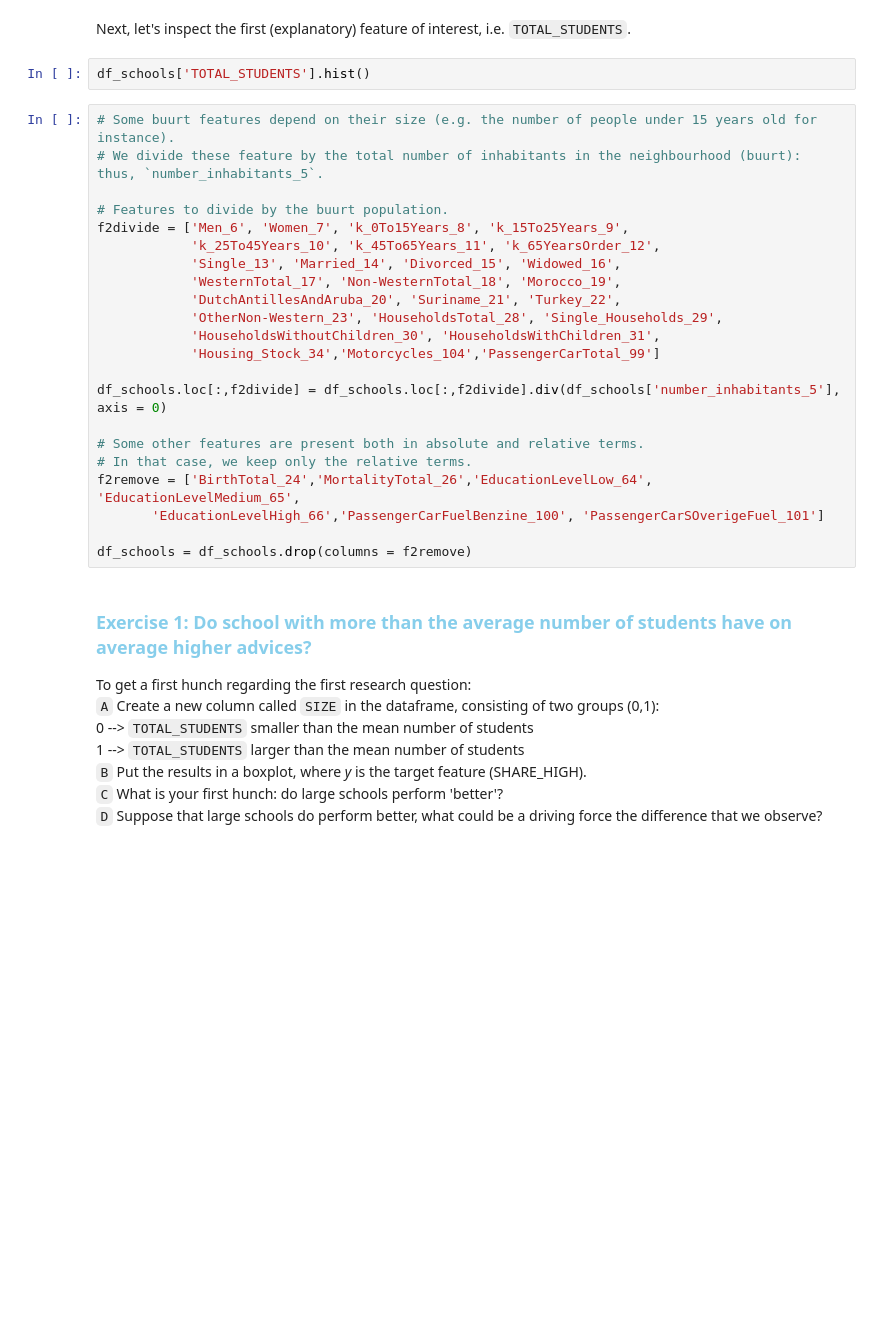
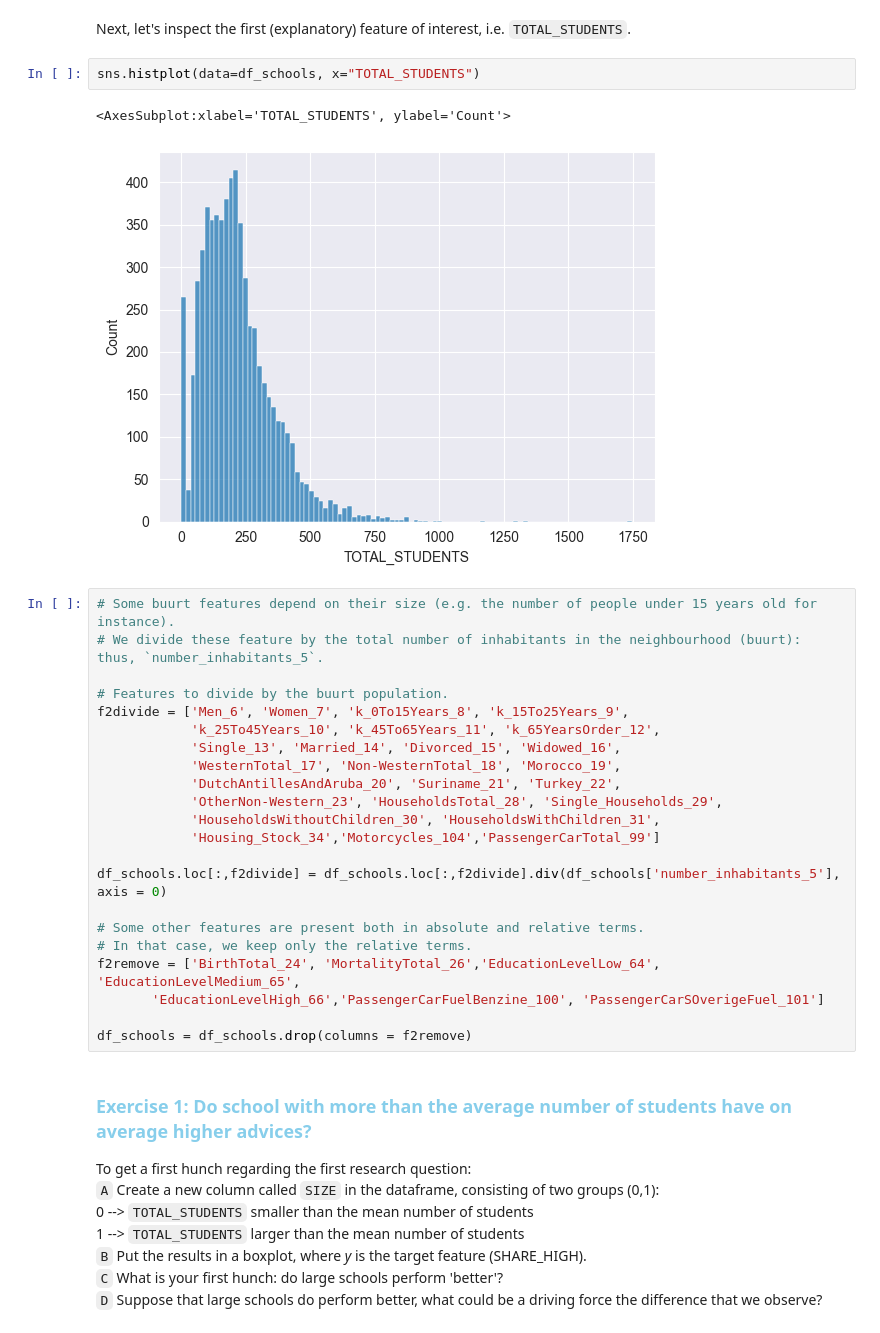
Before and after one commit to hjdeheer/TPM34A_Lab, a Jupyter notebook: Lab_sessions/lab_session_03/lab_session_03.ipynb, the cells around one changed output. Saved outputs shown, nothing was run; the diff lists cells and outputs as text; blank space fills up the shorter version.

```diff
--- a/Lab_sessions/lab_session_03/lab_session_03.ipynb
+++ b/Lab_sessions/lab_session_03/lab_session_03.ipynb
@@ -109,8 +120,11 @@ From this histogram two observations can be made:
 2. What catches the eye though, is the uptick around zero.
 # %% [markdown]
 Next, let's inspect the first (explanatory) feature of interest, i.e. `TOTAL_STUDENTS`.
-# %%
-df_schools['TOTAL_STUDENTS'].hist()
+# %%
+sns.histplot(data=df_schools, x="TOTAL_STUDENTS")
+# %% [output]
+<AxesSubplot:xlabel='TOTAL_STUDENTS', ylabel='Count'>
+[figure, added]
 # %%
 # Some buurt features depend on their size (e.g. the number of people under 15 years old for instance).
 # We divide these feature by the total number of inhabitants in the neighbourhood (buurt): thus, `number_inhabitants_5`.
@@ -129,7 +143,7 @@ df_schools.loc[:,f2divide] = df_schools.loc[:,f2divide].div(df_schools['number_i
 
 # Some other features are present both in absolute and relative terms.
 # In that case, we keep only the relative terms.
-f2remove = ['BirthTotal_24','MortalityTotal_26','EducationLevelLow_64', 'EducationLevelMedium_65',
+f2remove = ['BirthTotal_24', 'MortalityTotal_26','EducationLevelLow_64', 'EducationLevelMedium_65',
        'EducationLevelHigh_66','PassengerCarFuelBenzine_100', 'PassengerCarSOverigeFuel_101']
 
 df_schools = df_schools.drop(columns = f2remove)
```
Also changed, not shown: parts of 27 cells of this notebook, 1 other file.
